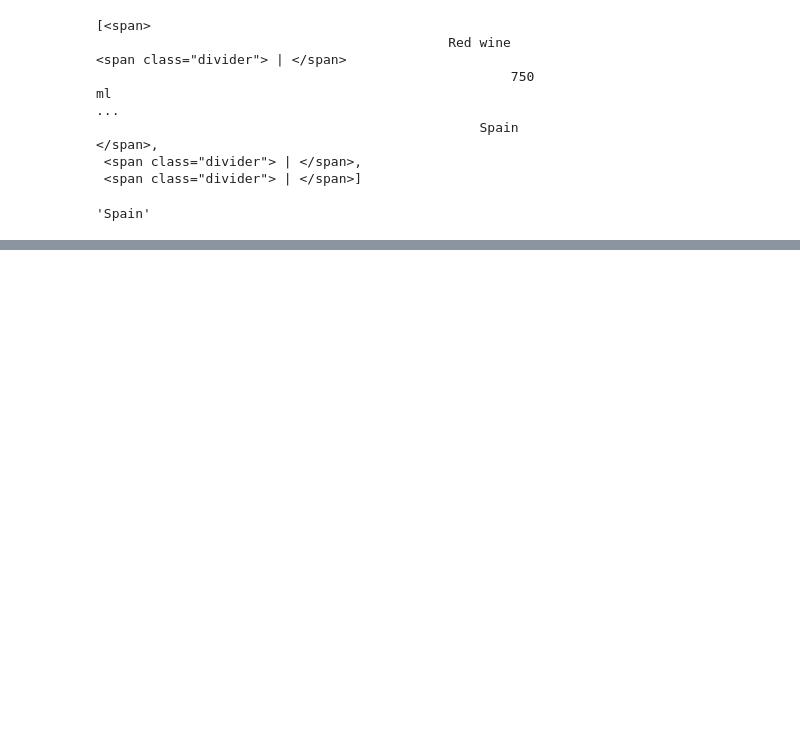
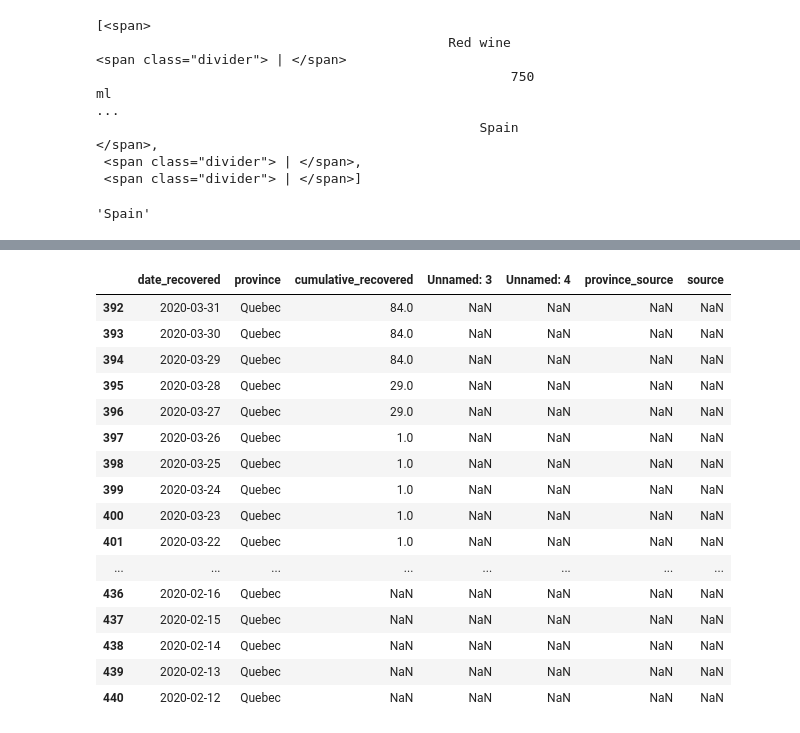
Before and after one commit to archydeberker/a-glass-of-wine, a Jupyter notebook: notebooks/scrape_data.ipynb, the cells around one changed output, grey strips where cells are left out. Drawn from its saved outputs; the diff is of its cells as text; code cells hidden in the pictures; blank space fills up the shorter version.

```diff
--- a/notebooks/scrape_data.ipynb
+++ b/notebooks/scrape_data.ipynb
@@ -328,0 +420,20 @@ span[0].contents[-1].strip()
+# %%
+recovered_df
+# %% [output]
+|  | date_recovered | province | cumulative_recovered | Unnamed: 3 | Unnamed: 4 | province_source | source |
+| 392 | 2020-03-31 | Quebec | 84.0 | NaN | NaN | NaN | NaN |
+| 393 | 2020-03-30 | Quebec | 84.0 | NaN | NaN | NaN | NaN |
+| 394 | 2020-03-29 | Quebec | 84.0 | NaN | NaN | NaN | NaN |
+| 395 | 2020-03-28 | Quebec | 29.0 | NaN | NaN | NaN | NaN |
+| 396 | 2020-03-27 | Quebec | 29.0 | NaN | NaN | NaN | NaN |
+| 397 | 2020-03-26 | Quebec | 1.0 | NaN | NaN | NaN | NaN |
+| 398 | 2020-03-25 | Quebec | 1.0 | NaN | NaN | NaN | NaN |
+| 399 | 2020-03-24 | Quebec | 1.0 | NaN | NaN | NaN | NaN |
+| 400 | 2020-03-23 | Quebec | 1.0 | NaN | NaN | NaN | NaN |
+| 401 | 2020-03-22 | Quebec | 1.0 | NaN | NaN | NaN | NaN |
+| ... | ... | ... | ... | ... | ... | ... | ... |
+| 436 | 2020-02-16 | Quebec | NaN | NaN | NaN | NaN | NaN |
+| 437 | 2020-02-15 | Quebec | NaN | NaN | NaN | NaN | NaN |
+| 438 | 2020-02-14 | Quebec | NaN | NaN | NaN | NaN | NaN |
+| 439 | 2020-02-13 | Quebec | NaN | NaN | NaN | NaN | NaN |
+| 440 | 2020-02-12 | Quebec | NaN | NaN | NaN | NaN | NaN |
```
Also changed, not shown: parts of 23 cells of this notebook, 1 other file.
